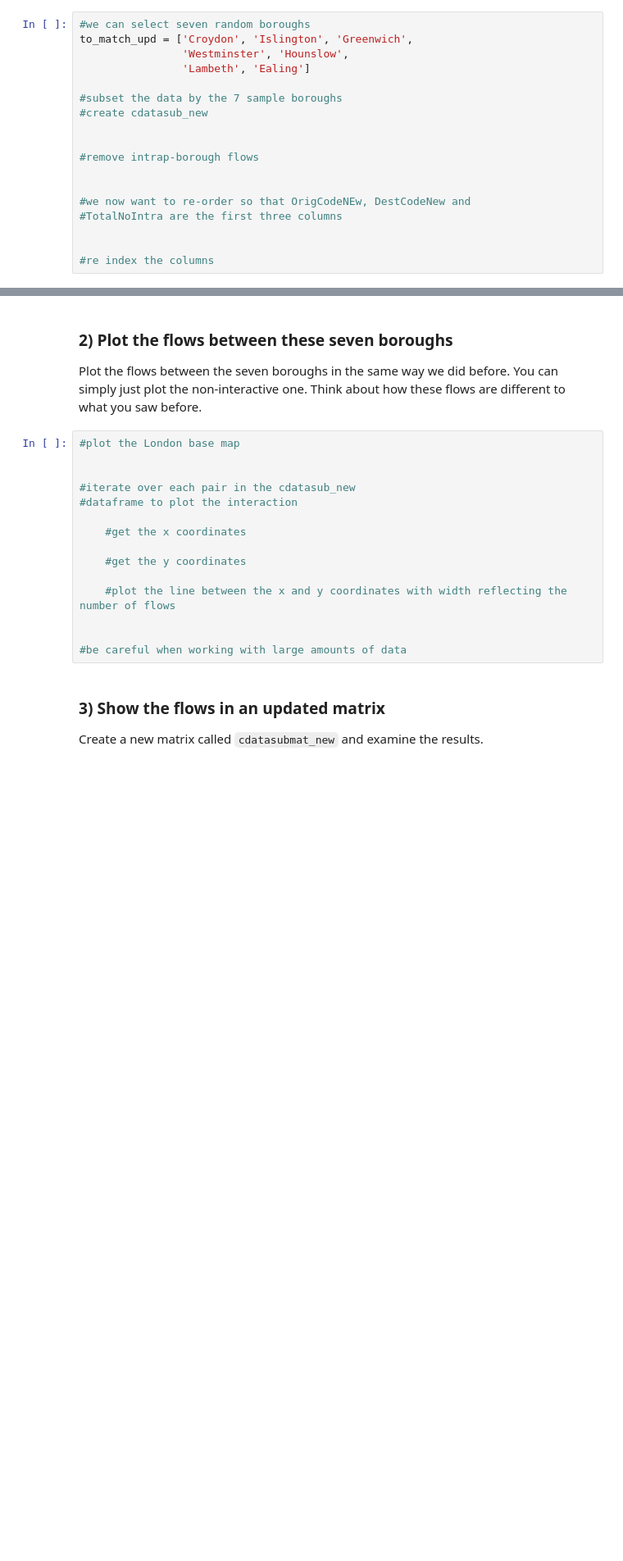
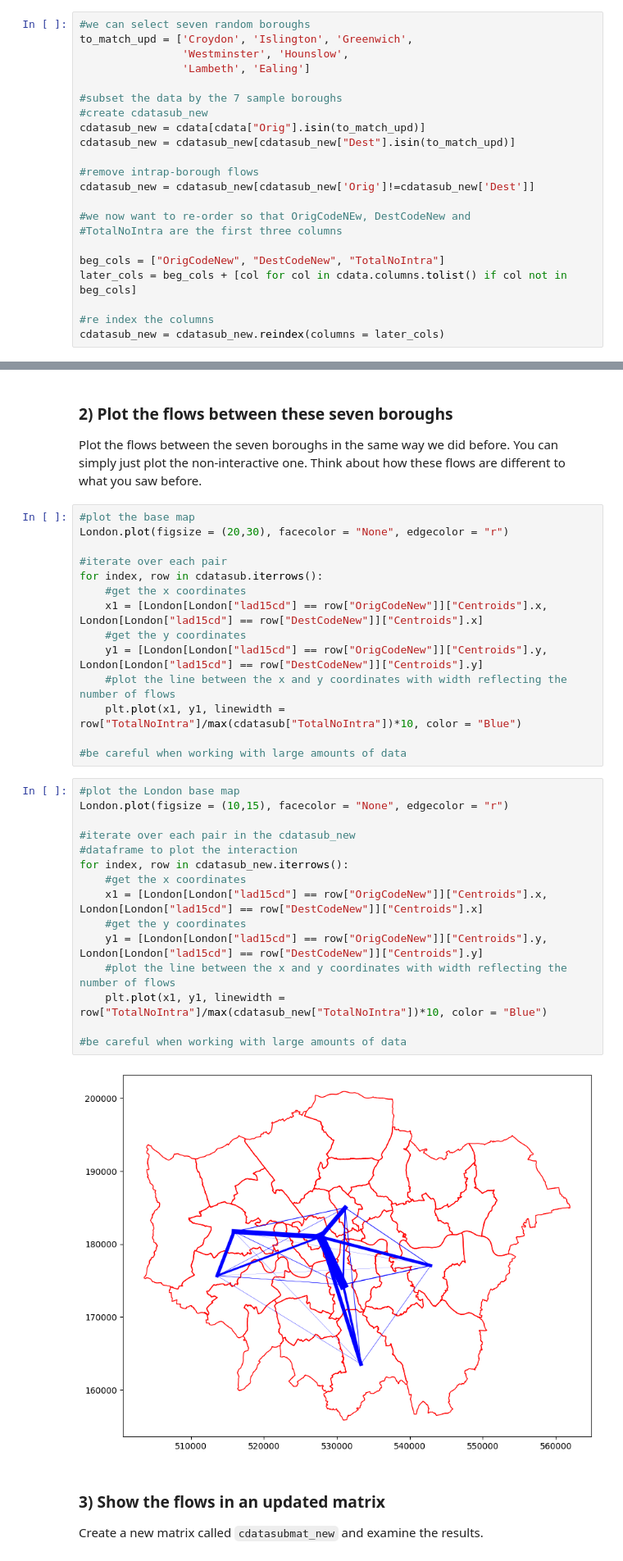
Before and after one commit to BohaoSuCC/CASA0002Simulation, a Jupyter notebook: Week2/Urbsim Prac1.ipynb, the cells around one changed output, grey strips where cells are left out. Shown at 82% size. Cells and saved outputs as stored; diff of their text form; blank space fills up the shorter version.

```diff
--- a/Week2/Urbsim Prac1.ipynb
+++ b/Week2/Urbsim Prac1.ipynb
@@ -907,15 +946,19 @@ to_match_upd = ['Croydon', 'Islington', 'Greenwich',
 
 #subset the data by the 7 sample boroughs
 #create cdatasub_new
-
+cdatasub_new = cdata[cdata["Orig"].isin(to_match_upd)]
+cdatasub_new = cdatasub_new[cdatasub_new["Dest"].isin(to_match_upd)]
 
 #remove intrap-borough flows
-
+cdatasub_new = cdatasub_new[cdatasub_new['Orig']!=cdatasub_new['Dest']]
 
 #we now want to re-order so that OrigCodeNEw, DestCodeNew and
 #TotalNoIntra are the first three columns
 
+beg_cols = ["OrigCodeNew", "DestCodeNew", "TotalNoIntra"]
+later_cols = beg_cols + [col for col in cdata.columns.tolist() if col not in beg_cols]
 
 #re index the columns
+cdatasub_new = cdatasub_new.reindex(columns = later_cols)
 # %%
 #check the head of the data
@@ -923,21 +981,37 @@ to_match_upd = ['Croydon', 'Islington', 'Greenwich',
 ### 2) Plot the flows between these seven boroughs
 
 Plot the flows between the seven boroughs in the same way we did before. You can simply just plot the non-interactive one. Think about how these flows are different to what you saw before.
+# %%
+#plot the base map
+London.plot(figsize = (20,30), facecolor = "None", edgecolor = "r")
+
+#iterate over each pair
+for index, row in cdatasub.iterrows():
+    #get the x coordinates
+    x1 = [London[London["lad15cd"] == row["OrigCodeNew"]]["Centroids"].x, London[London["lad15cd"] == row["DestCodeNew"]]["Centroids"].x]
+    #get the y coordinates
+    y1 = [London[London["lad15cd"] == row["OrigCodeNew"]]["Centroids"].y, London[London["lad15cd"] == row["DestCodeNew"]]["Centroids"].y]
+    #plot the line between the x and y coordinates with width reflecting the number of flows
+    plt.plot(x1, y1, linewidth = row["TotalNoIntra"]/max(cdatasub["TotalNoIntra"])*10, color = "Blue")
+
+#be careful when working with large amounts of data
 # %%
 #plot the London base map
-
+London.plot(figsize = (10,15), facecolor = "None", edgecolor = "r")
 
 #iterate over each pair in the cdatasub_new
 #dataframe to plot the interaction
-
+for index, row in cdatasub_new.iterrows():
     #get the x coordinates
-
+    x1 = [London[London["lad15cd"] == row["OrigCodeNew"]]["Centroids"].x, London[London["lad15cd"] == row["DestCodeNew"]]["Centroids"].x]
     #get the y coordinates
-
+    y1 = [London[London["lad15cd"] == row["OrigCodeNew"]]["Centroids"].y, London[London["lad15cd"] == row["DestCodeNew"]]["Centroids"].y]
     #plot the line between the x and y coordinates with width reflecting the number of flows
-
+    plt.plot(x1, y1, linewidth = row["TotalNoIntra"]/max(cdatasub_new["TotalNoIntra"])*10, color = "Blue")
 
 #be careful when working with large amounts of data
+# %% [output]
+[figure, added]
 # %% [markdown]
 ### 3) Show the flows in an updated matrix
 
```
Also changed, not shown: parts of 53 cells of this notebook.
